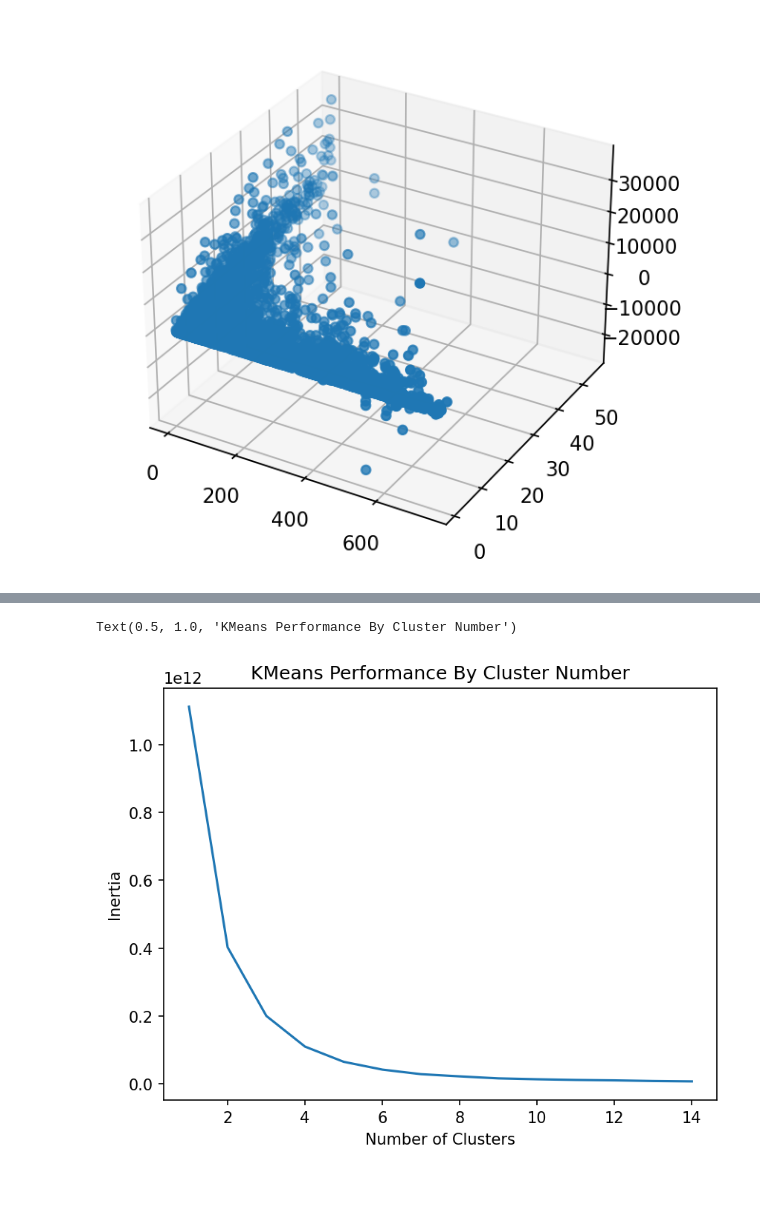
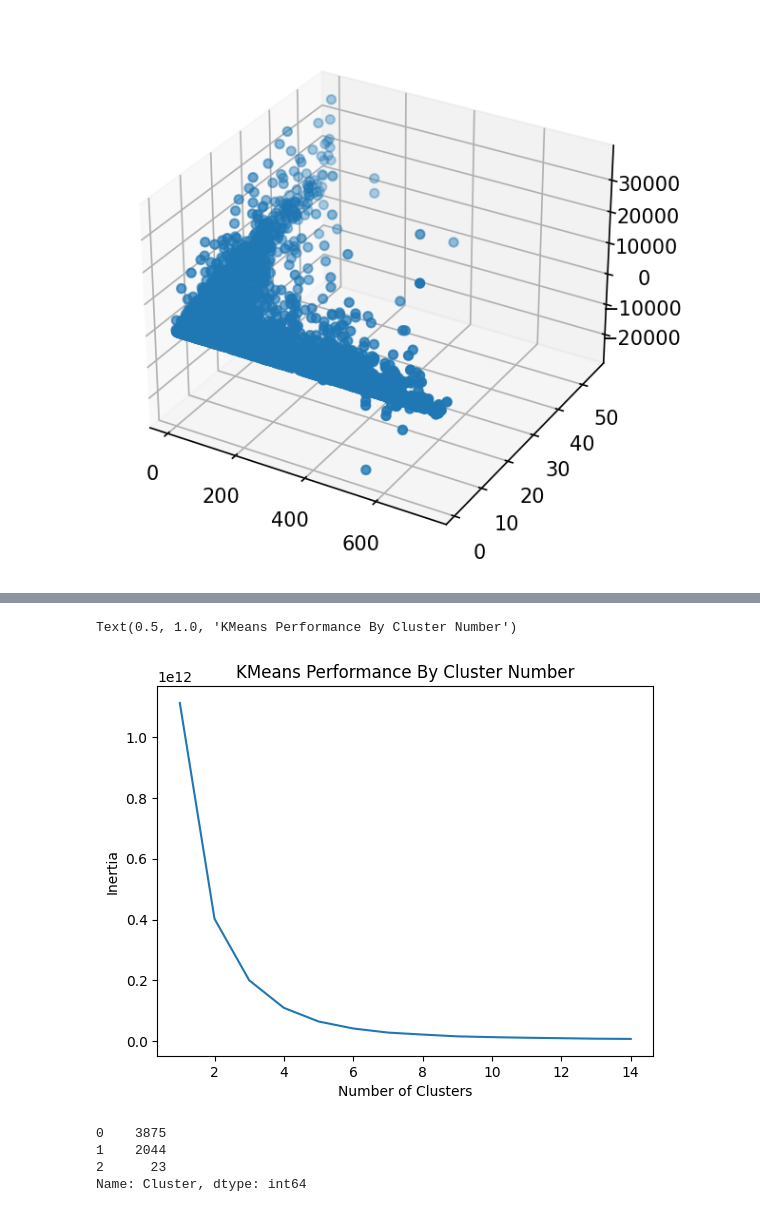
Before and after one commit to Noura-ou/projet_segmentation_client, a Jupyter notebook: src/test_rola.ipynb, the cells around one changed output, grey strips where cells are left out. Cells and saved outputs as stored; diff of their text form; code cells hidden in the pictures.

```diff
--- a/src/test_rola.ipynb
+++ b/src/test_rola.ipynb
@@ -549,14 +585,14 @@ ax.scatter3D(rfmno.Recency, rfmno.Frequency, rfmno.Monetary)
 # %%
 from sklearn.cluster import KMeans
 
-plt.figure(dpi=150)
+plt.figure(dpi=100)
 inertias = []
 for i in range(1,15):
     inertias.append(KMeans(n_clusters = i).fit(rfm[c]).inertia_)
 plt.plot(range(1,15), inertias)
 plt.ylabel('Inertia')
 plt.xlabel('Number of Clusters')
 plt.title('KMeans Performance By Cluster Number')
 # %% [output]
 Text(0.5, 1.0, 'KMeans Performance By Cluster Number')
-[figure, old version]
+[figure, new version]
@@ -562,0 +602,7 @@ Text(0.5, 1.0, 'KMeans Performance By Cluster Number')
+# %%
+rfm.Cluster.value_counts()
+# %% [output]
+0    3875
+1    2044
+2      23
+Name: Cluster, dtype: int64
```
Also changed, not shown: parts of 6 cells of this notebook.
